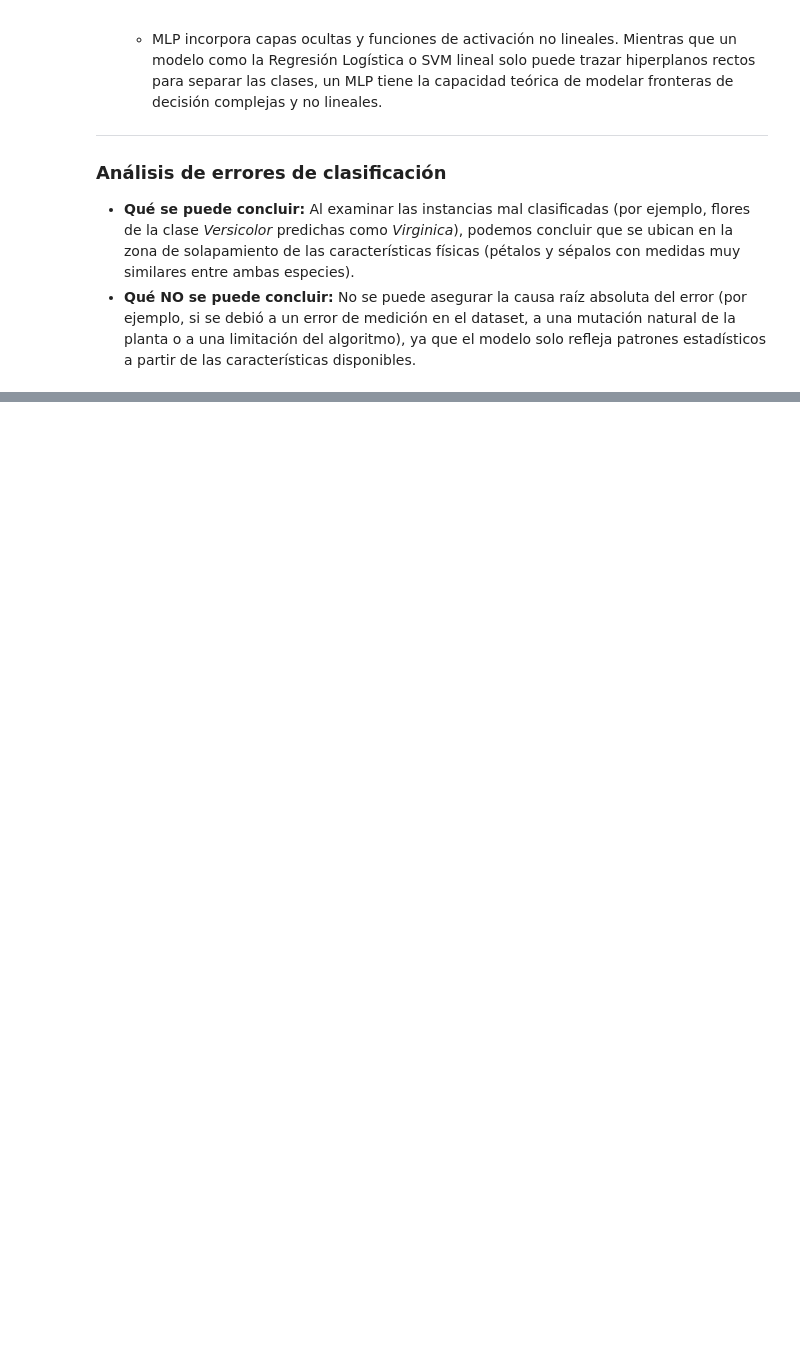
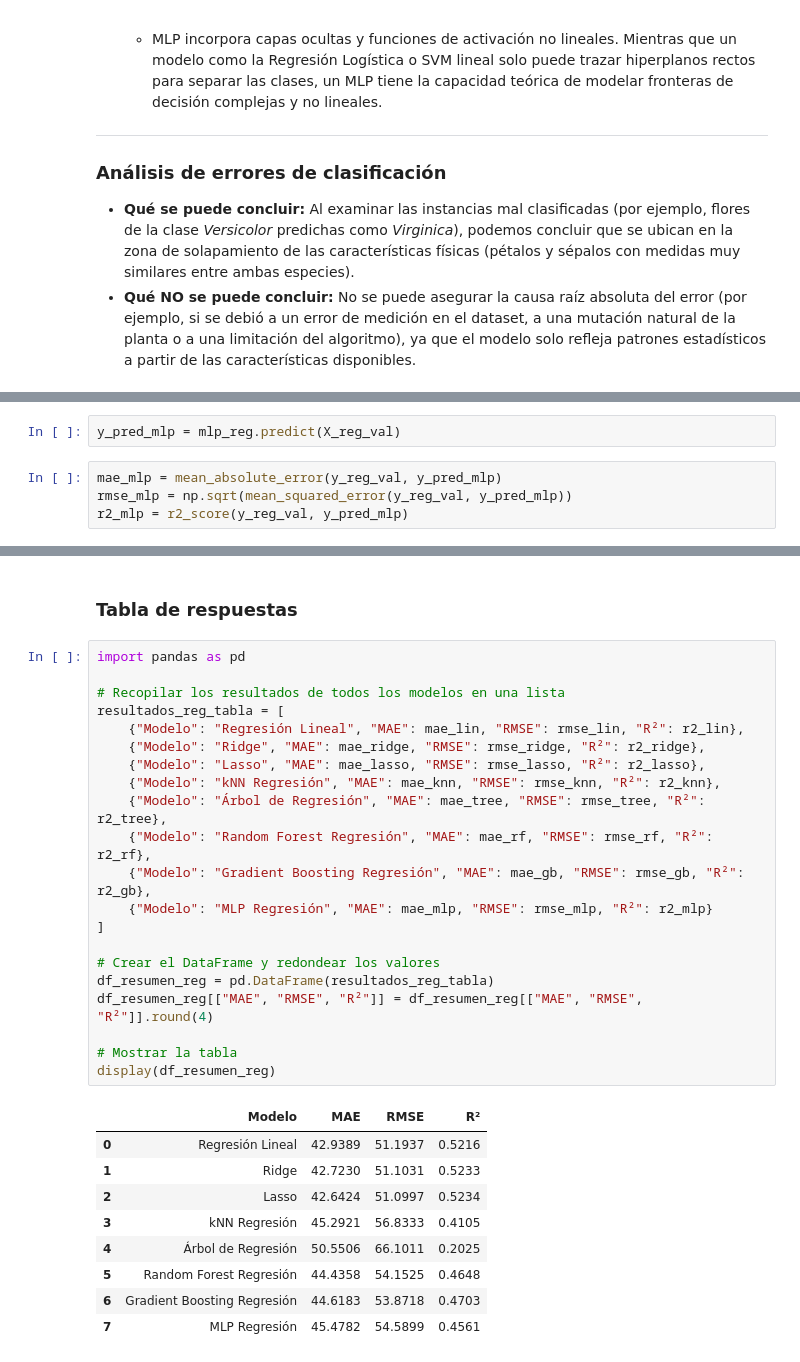
Before and after one commit to Celeste040205/Recuperacion-de-la-informacion, a Jupyter notebook: Ejercicio 01 Revisión ML - 1era parte/01_revml_GallardoCeleste.ipynb, the cells around one changed output, grey strips where cells are left out. Cells and saved outputs as stored; diff of their text form; blank space fills up the shorter version.

```diff
--- a/Ejercicio 01 Revisión ML - 1era parte/01_revml_GallardoCeleste.ipynb
+++ b/Ejercicio 01 Revisión ML - 1era parte/01_revml_GallardoCeleste.ipynb
@@ -436,0 +788,6 @@ display(df_resumen)
+# %%
+y_pred_mlp = mlp_reg.predict(X_reg_val)
+# %%
+mae_mlp = mean_absolute_error(y_reg_val, y_pred_mlp)
+rmse_mlp = np.sqrt(mean_squared_error(y_reg_val, y_pred_mlp))
+r2_mlp = r2_score(y_reg_val, y_pred_mlp)
@@ -436,0 +804,33 @@ display(df_resumen)
+# %% [markdown]
+### Tabla de respuestas
+# %%
+import pandas as pd
+
+# Recopilar los resultados de todos los modelos en una lista
+resultados_reg_tabla = [
+    {"Modelo": "Regresión Lineal", "MAE": mae_lin, "RMSE": rmse_lin, "R²": r2_lin},
+    {"Modelo": "Ridge", "MAE": mae_ridge, "RMSE": rmse_ridge, "R²": r2_ridge},
+    {"Modelo": "Lasso", "MAE": mae_lasso, "RMSE": rmse_lasso, "R²": r2_lasso},
+    {"Modelo": "kNN Regresión", "MAE": mae_knn, "RMSE": rmse_knn, "R²": r2_knn},
+    {"Modelo": "Árbol de Regresión", "MAE": mae_tree, "RMSE": rmse_tree, "R²": r2_tree},
+    {"Modelo": "Random Forest Regresión", "MAE": mae_rf, "RMSE": rmse_rf, "R²": r2_rf},
+    {"Modelo": "Gradient Boosting Regresión", "MAE": mae_gb, "RMSE": rmse_gb, "R²": r2_gb},
+    {"Modelo": "MLP Regresión", "MAE": mae_mlp, "RMSE": rmse_mlp, "R²": r2_mlp}
+]
+
+# Crear el DataFrame y redondear los valores
+df_resumen_reg = pd.DataFrame(resultados_reg_tabla)
+df_resumen_reg[["MAE", "RMSE", "R²"]] = df_resumen_reg[["MAE", "RMSE", "R²"]].round(4)
+
+# Mostrar la tabla
+display(df_resumen_reg)
+# %% [output]
+|  | Modelo | MAE | RMSE | R² |
+| 0 | Regresión Lineal | 42.9389 | 51.1937 | 0.5216 |
+| 1 | Ridge | 42.7230 | 51.1031 | 0.5233 |
+| 2 | Lasso | 42.6424 | 51.0997 | 0.5234 |
+| 3 | kNN Regresión | 45.2921 | 56.8333 | 0.4105 |
+| 4 | Árbol de Regresión | 50.5506 | 66.1011 | 0.2025 |
+| 5 | Random Forest Regresión | 44.4358 | 54.1525 | 0.4648 |
+| 6 | Gradient Boosting Regresión | 44.6183 | 53.8718 | 0.4703 |
+| 7 | MLP Regresión | 45.4782 | 54.5899 | 0.4561 |
```
Also changed, not shown: parts of 68 cells of this notebook.
